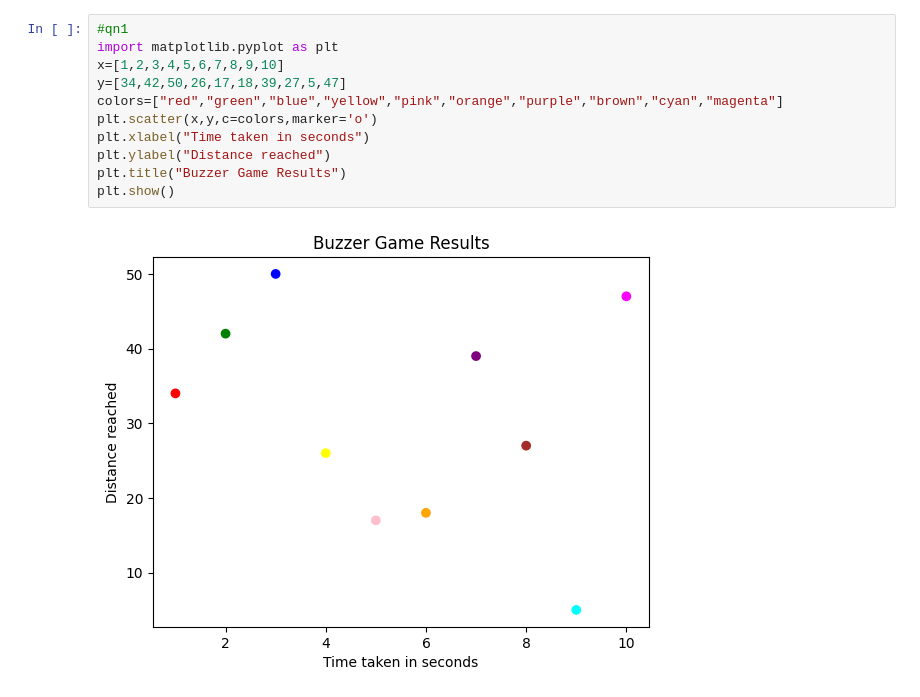
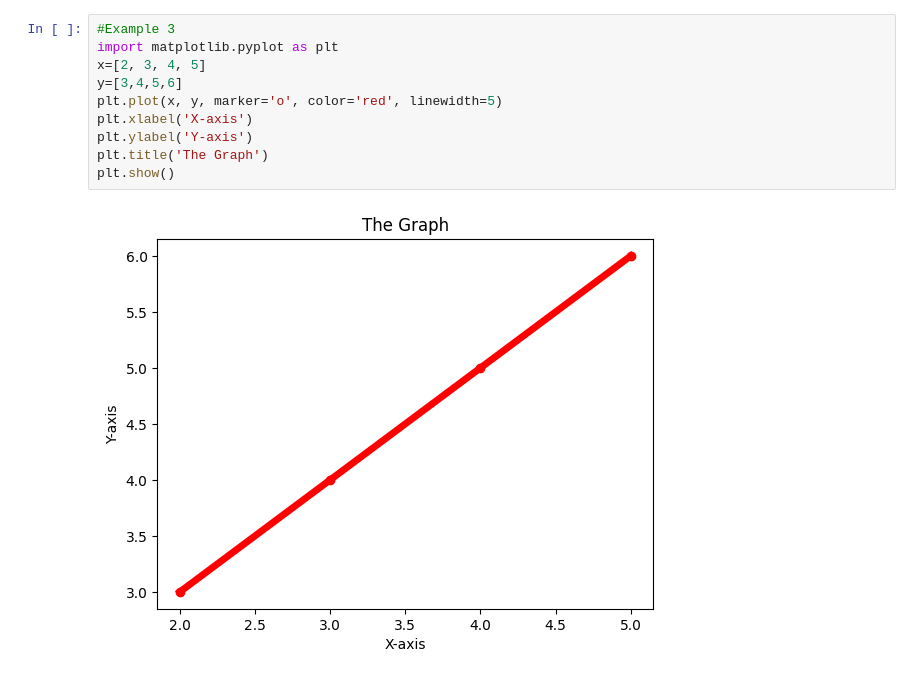
Before and after one commit to Guilty-Snake/computational-mathematics-workshops, a Jupyter notebook: W3.ipynb, the cells around one changed output. Saved outputs shown, nothing was run; the diff lists cells and outputs as text.

```diff
--- a/W3.ipynb
+++ b/W3.ipynb
@@ -3,13 +30,12 @@
 # %%
-#qn1
+#Example 3
 import matplotlib.pyplot as plt
-x=[1,2,3,4,5,6,7,8,9,10]
-y=[34,42,50,26,17,18,39,27,5,47]
-colors=["red","green","blue","yellow","pink","orange","purple","brown","cyan","magenta"]
-plt.scatter(x,y,c=colors,marker='o')
-plt.xlabel("Time taken in seconds")
-plt.ylabel("Distance reached")
-plt.title("Buzzer Game Results")
+x=[2, 3, 4, 5]
+y=[3,4,5,6]
+plt.plot(x, y, marker='o', color='red', linewidth=5)
+plt.xlabel('X-axis')
+plt.ylabel('Y-axis')
+plt.title('The Graph')
 plt.show()
 # %% [output]
-[figure, old version]
+[figure, new version]
```
Also changed, not shown: parts of 27 cells of this notebook.
